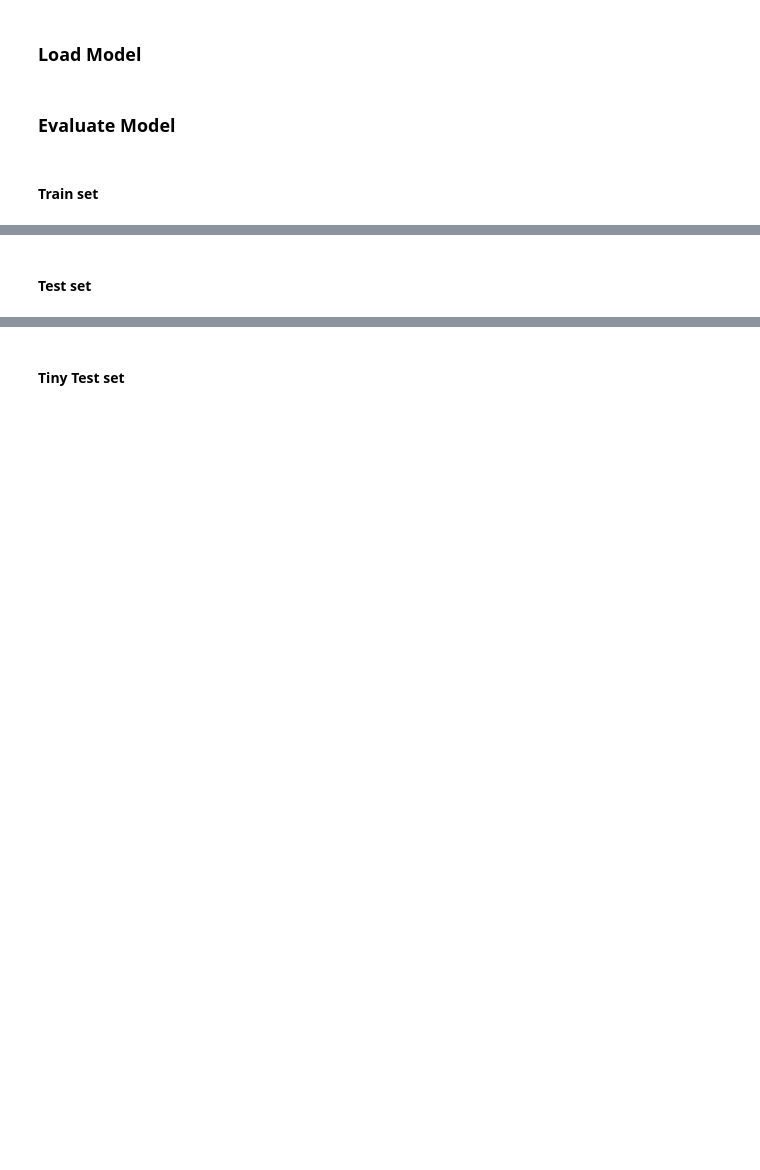
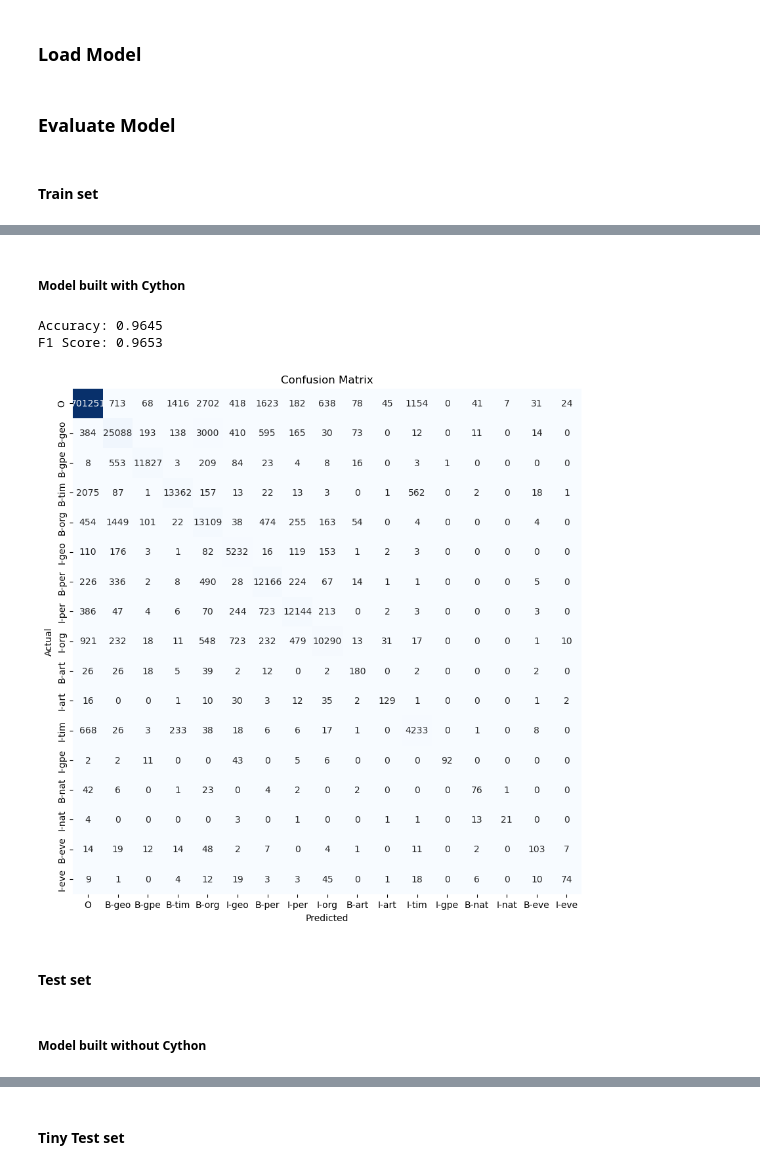
Before and after one commit to davidrosado4/named-entity-recognition, a Jupyter notebook: reproduce_results.ipynb, the cells around one changed output, grey strips where cells are left out. Saved outputs shown, nothing was run; the diff lists cells and outputs as text; code cells hidden in the pictures; blank space fills up the shorter version.

```diff
--- a/reproduce_results.ipynb
+++ b/reproduce_results.ipynb
@@ -126,7 +184,9 @@ feature_mapper_ext = ExtendedFeatures(train_seq)
 feature_mapper_ext.build_features()
 
 sp_ext = StructuredPerceptron(word_dict, tag_dict, feature_mapper_ext)
+sp_ext_c = StructuredPerceptron(word_dict, tag_dict, feature_mapper_ext)
 sp_ext.load_model(dir='fitted_models/02_SP_Extended_Features')
+sp_ext_c.load_model(dir='fitted_models/02C_SP_Extended_Features')
 # %% [markdown]
 ### Evaluate Model
 # %% [markdown]
@@ -142,5 +204,17 @@ F1 Score: 0.9620
+# %% [markdown]
+##### Model built with Cython
+# %%
+y_train_pred_c = predict_SP(sp_ext_c, X_train)
+# %%
+evaluate(y_train_true, y_train_pred_c, tag_dict_rev)
+# %% [output]
+Accuracy: 0.9645
+F1 Score: 0.9653
+[figure, added]
 # %% [markdown]
 #### Test set
+# %% [markdown]
+##### Model built without Cython
 # %%
 y_test_pred = predict_SP(sp_ext, X_test)
 # %%
```
Also changed, not shown: parts of 25 cells of this notebook, 2 other files.
